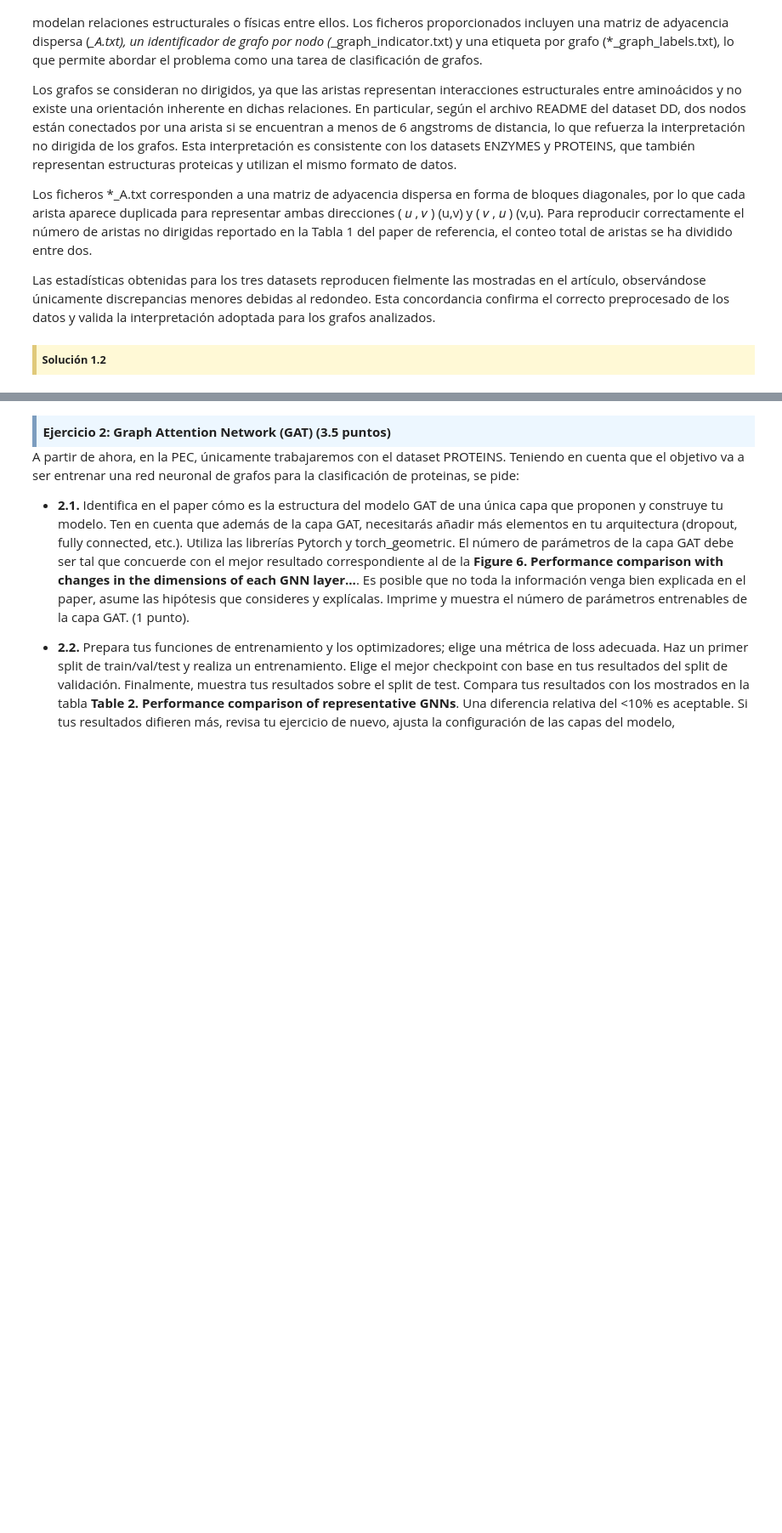
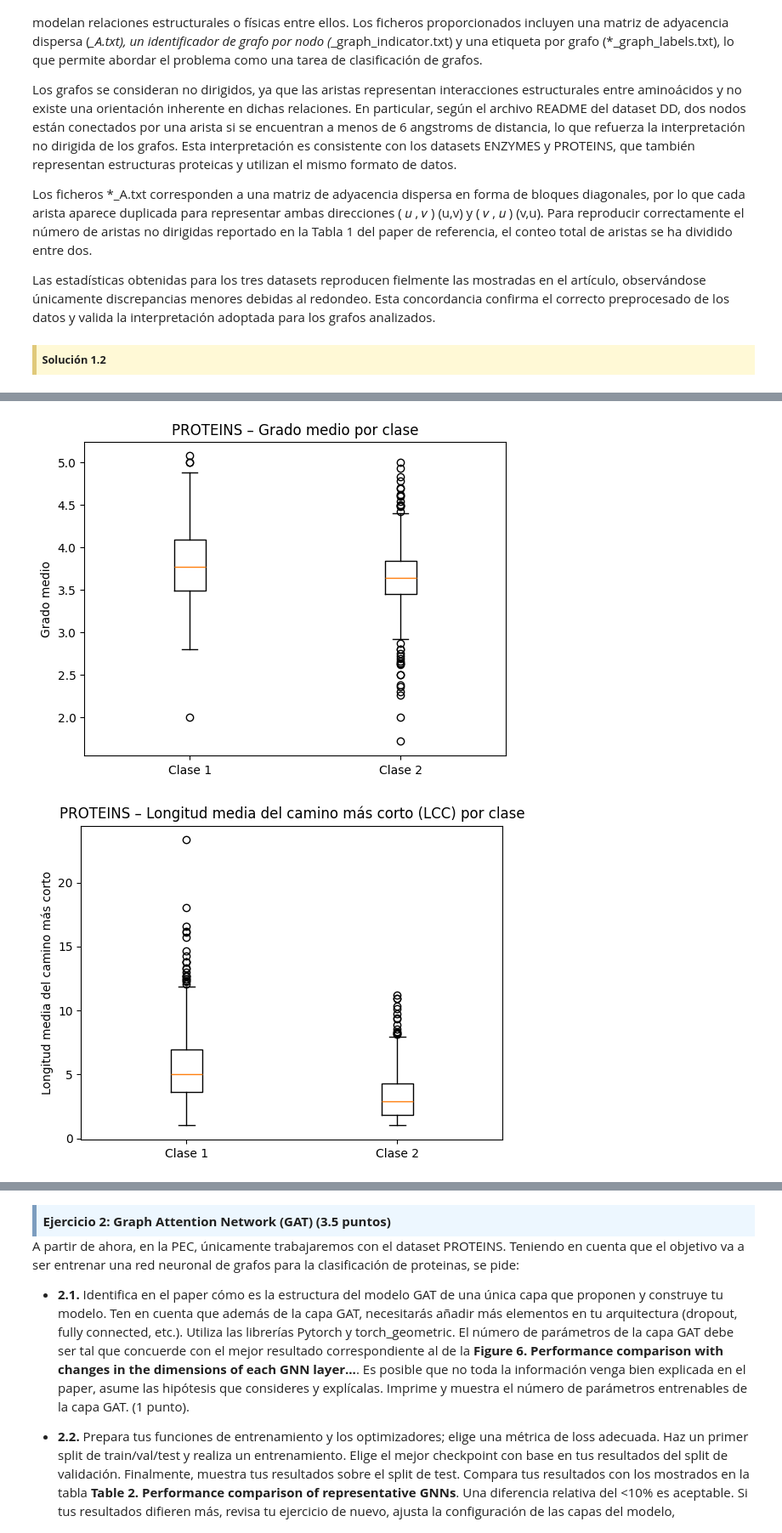
Before and after one commit to franchi2412/RedesComplejasPEC4, a Jupyter notebook: PEC4-FranciscoCastroGarcia.ipynb, the cells around one changed output, grey strips where cells are left out. Shown at 85% size. Cells and saved outputs as stored; diff of their text form; code cells hidden in the pictures; blank space fills up the shorter version.

```diff
--- a/PEC4-FranciscoCastroGarcia.ipynb
+++ b/PEC4-FranciscoCastroGarcia.ipynb
@@ -255,0 +273,16 @@ Las estadísticas obtenidas para los tres datasets reproducen fielmente las most
+# %%
+import networkx as nx
+from collections import defaultdict
+
+######################################
+# Construcción de grafos
+######################################
+
+proteins_graphs = defaultdict(nx.Graph)
+
+for node_id, graph_id in enumerate(proteins_graph_indicator, start=1):
+    proteins_graphs[graph_id].add_node(node_id)
+
+for u, v in proteins_edges:
+    graph_id = proteins_graph_indicator[u - 1]
+    proteins_graphs[graph_id].add_edge(u, v)
@@ -255,0 +325,27 @@ Las estadísticas obtenidas para los tres datasets reproducen fielmente las most
+# %%
+# --- 2) Separar por clases ---
+c1 = proteins_graph_df[proteins_graph_df["class"] == 1]
+c2 = proteins_graph_df[proteins_graph_df["class"] == 2]
+
+# --- 3) BOXPLOT: Grado medio ---
+plt.figure()
+plt.boxplot(
+    [c1["avg_degree"].dropna(), c2["avg_degree"].dropna()],
+    labels=["Clase 1", "Clase 2"]
+)
+plt.title("PROTEINS – Grado medio por clase")
+plt.ylabel("Grado medio")
+plt.show()
+
+# --- 4) BOXPLOT: Longitud media del camino más corto (LCC) ---
+plt.figure()
+plt.boxplot(
+    [c1["avg_shortest_path"].dropna(), c2["avg_shortest_path"].dropna()],
+    labels=["Clase 1", "Clase 2"]
+)
+plt.title("PROTEINS – Longitud media del camino más corto (LCC) por clase")
+plt.ylabel("Longitud media del camino más corto")
+plt.show()
+# %% [output]
+[figure, added]
+[figure, added]
```
Also changed, not shown: parts of 4 cells of this notebook.
